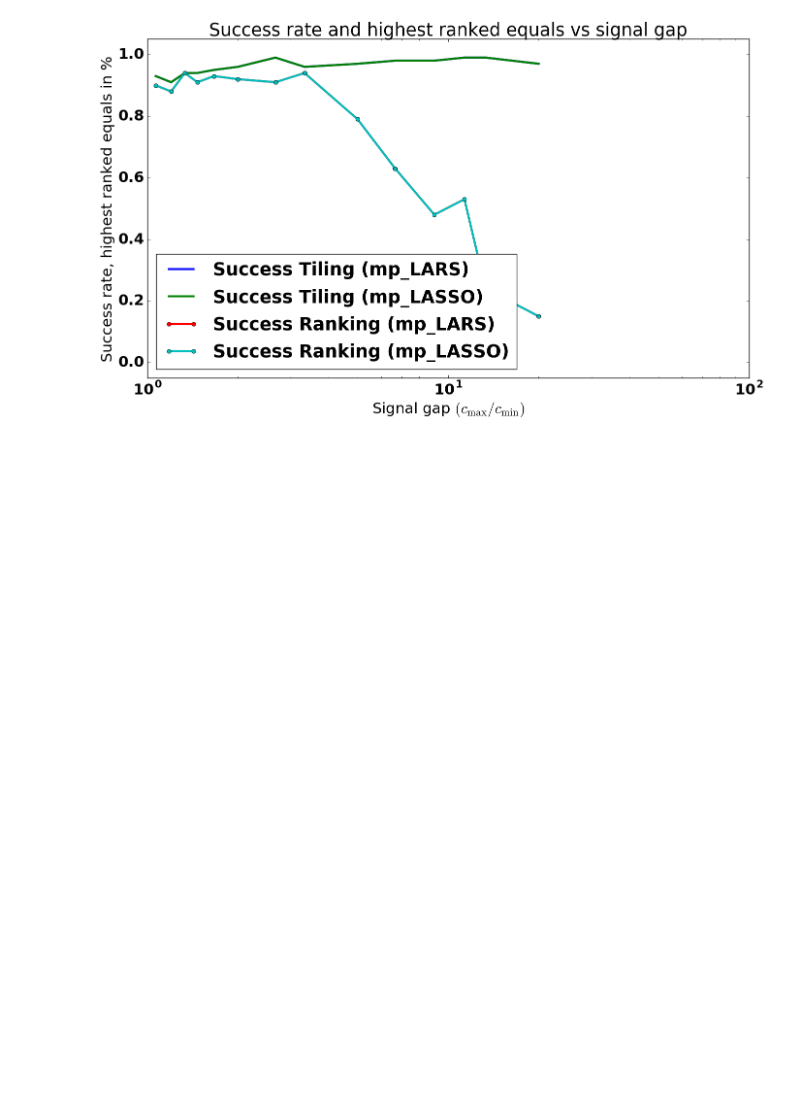
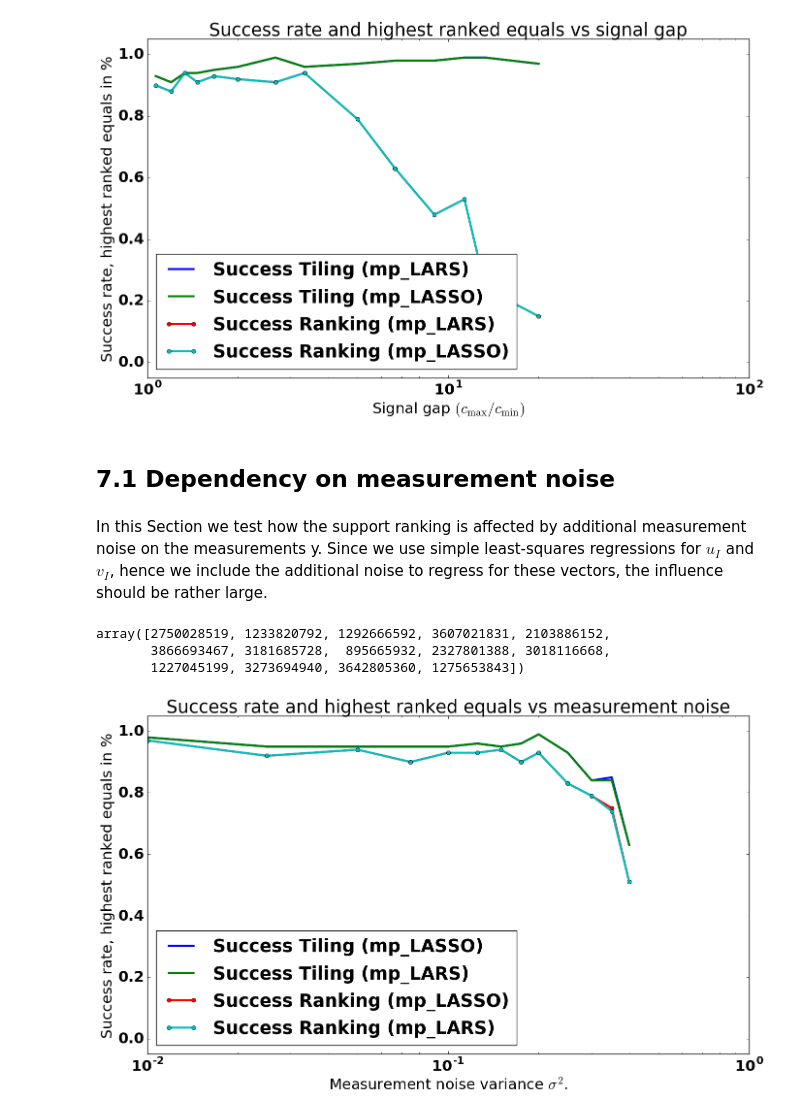
Before and after one commit to soply/mp_paper_experiments, a Jupyter notebook: Numerical experiments - Support Selection Analysis (for Gaussian random matrices).ipynb, the cells around one changed output. Saved outputs shown, nothing was run; the diff lists cells and outputs as text; code cells hidden in the pictures; blank space fills up the shorter version.

Commit message:
Added support recovery vs measurement noise experiments.

```diff
--- a/Numerical experiments - Support Selection Analysis (for Gaussian random matrices).ipynb
+++ b/Numerical experiments - Support Selection Analysis (for Gaussian random matrices).ipynb
@@ -701,3 +703,35 @@ success_plus_highest_ranked_vs_signal_gap(
     xlabel = r'Signal gap $(c_{\rm{max}}/c_{\rm{min}})$', leg_loc = 'lower left')
 # %% [output]
 [figure]
+# %% [markdown]
+## 7.1 Dependency on measurement noise
+# %% [markdown]
+In this Section we test how the support ranking is affected by additional measurement noise on the measurements y. Since we use simple least-squares regressions for $u_I$ and $v_I$, hence we include the additional noise to regress for these vectors, the influence should be rather large.
+# %%
+np.random.randint(1, 4294967295, size=(14))
+# %% [output]
+array([2750028519, 1233820792, 1292666592, 3607021831, 2103886152,
+       3866693467, 3181685728,  895665932, 2327801388, 3018116668,
+       1227045199, 3273694940, 3642805360, 1275653843])
+# %%
+# Specifying a problem
+identifier_measurement_noise1 = 'measurement_noise1' # For saving the files to some folder
+random_seeds = [2750028519, 1233820792, 1292666592, 3607021831, 2103886152,
+       3866693467, 3181685728,  895665932, 2327801388, 3018116668,
+       1227045199, 3273694940, 3642805360, 1275653843]
+problem_measurement_noise1 = {
+    'num_tests': 100, # Repititions per fixed experiment
+    'n_measurements': 250, # = m
+    'n_features': 800, # = n
+    'sparsity_level': 10, # Considered support sizes
+    'smallest_signal': 1.5, # Lower bound for signal entries. One entry with smallest signal is ensured!
+    'largest_signal': 2.5, # Upper bound for signal entries.
+    'noise_type_signal': 'uniform_ensured_max', # Uniform sampling of entries of v + maximum will be taken.
+    'noise_lev_signal': 0.2, # Bound for absolute of entires of v.
+    'noise_type_measurements': 'gaussian', # Does not matter since we have no measurement noise
+    'noise_lev_measurements': [0.0, 0.01, 0.025, 0.05, 0.075, 0.1, 0.125, 0.15, 0.175, 0.2, 0.25, 0.3, 0.35, 0.4], # No measurement noise
+    'random_seed': list(random_seeds),
+    'verbosity' : False,
+    'sampling_matrix_type' : 'gaussian',
+    'problem_type' : 'unmixing',
+}
@@ -703,0 +759,5 @@ success_plus_highest_ranked_vs_signal_gap(
+# %%
+success_plus_highest_ranked_vs_measurement_noise('results_multiple_batches', identifier_measurement_noise1,
+                                                  ['mp_LASSO', 'mp_LARS'], leg_loc = 'lower left')
+# %% [output]
+[figure, added]
```
Also changed, not shown: parts of 2 cells of this notebook, 4 other files.
